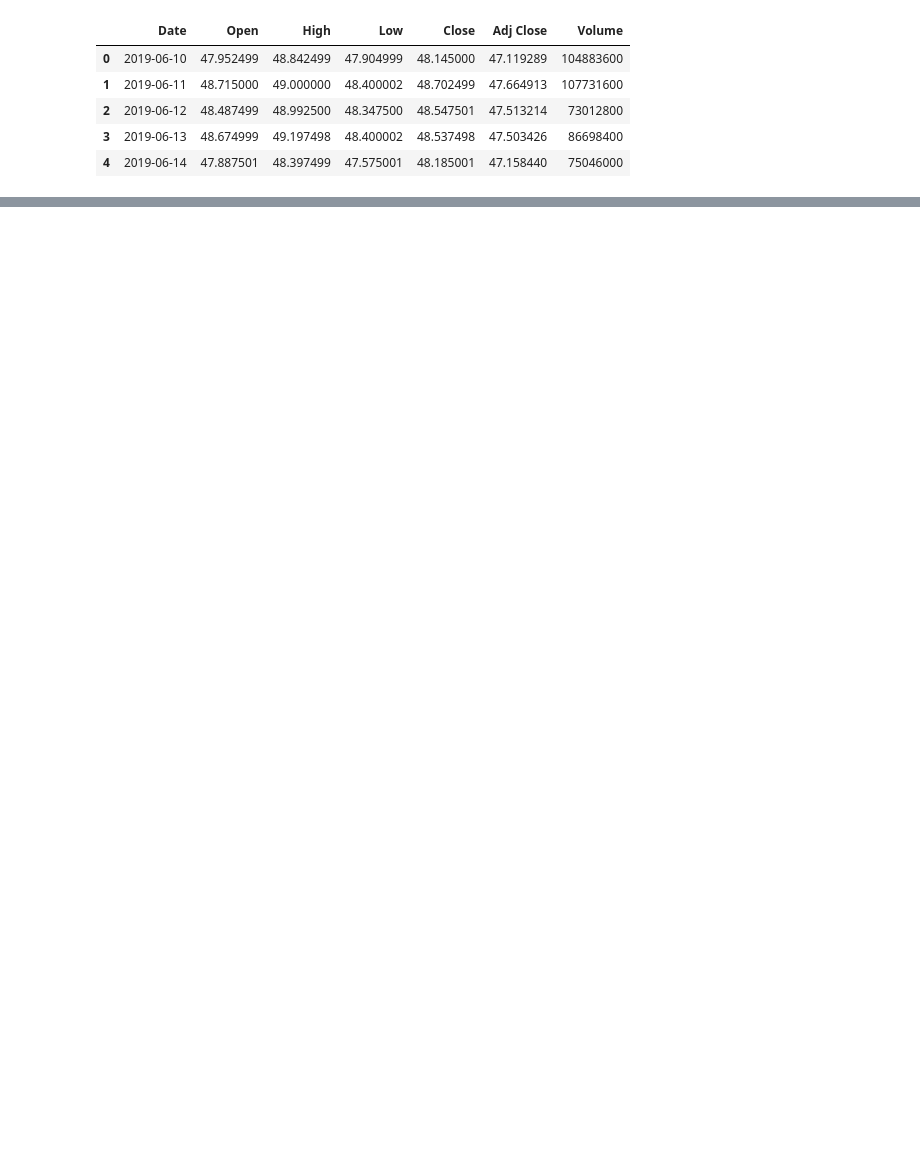
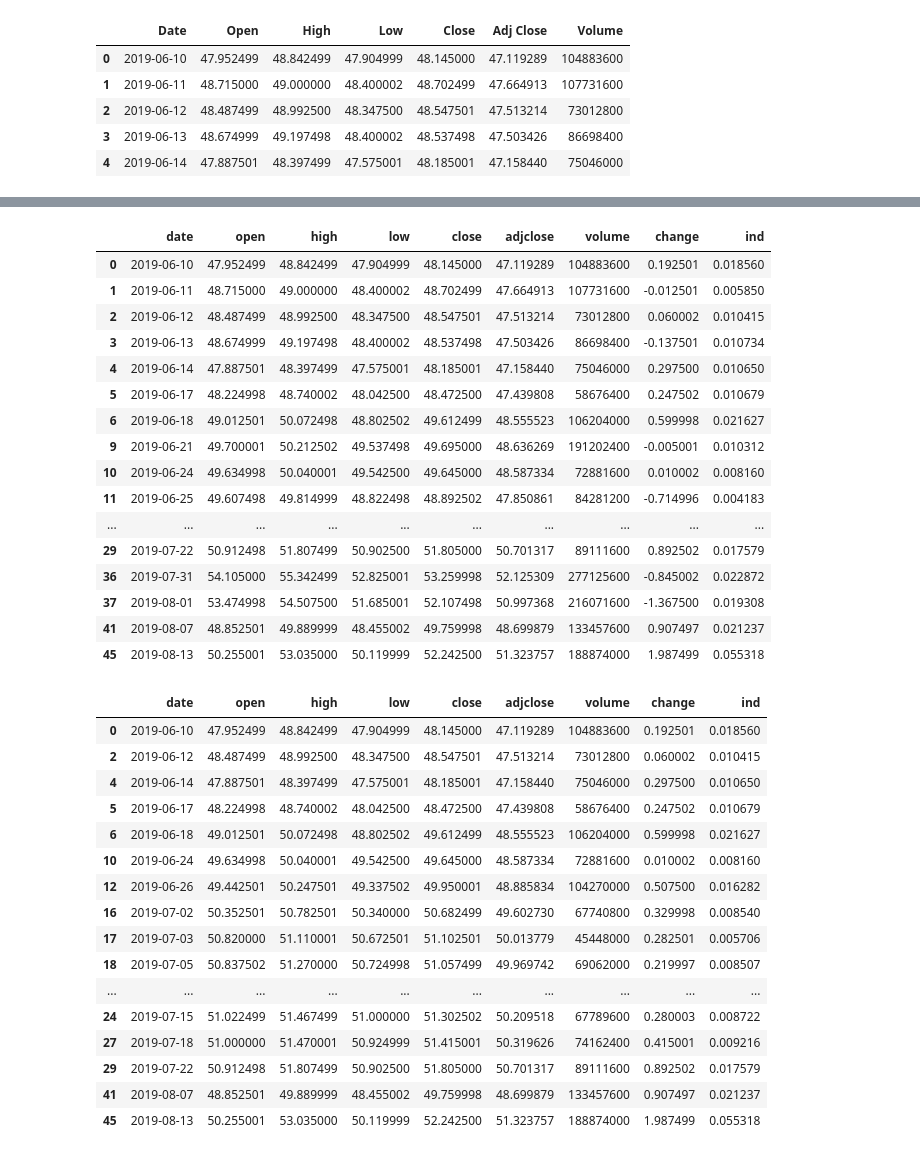
Before and after one commit to flowxcode/abclass, a Jupyter notebook: nnbasics.ipynb, the cells around one changed output, grey strips where cells are left out. Cells and saved outputs as stored; diff of their text form; code cells hidden in the pictures; blank space fills up the shorter version.

```diff
--- a/nnbasics.ipynb
+++ b/nnbasics.ipynb
@@ -12,3 +13,6 @@ df.head()
 | 2 | 2019-06-12 | 48.487499 | 48.992500 | 48.347500 | 48.547501 | 47.513214 | 73012800 |
 | 3 | 2019-06-13 | 48.674999 | 49.197498 | 48.400002 | 48.537498 | 47.503426 | 86698400 |
 | 4 | 2019-06-14 | 47.887501 | 48.397499 | 47.575001 | 48.185001 | 47.158440 | 75046000 |
+# %%
+df.columns = ['date', 'open', 'high', 'low', 'close', 'adjclose', 'volume']
+df.head()
@@ -14,0 +44,4 @@ df.head()
+# %%
+df['change'] = df['close'] - df['open']
+df['ind'] = (df['high']/df['open']) -1
+df.head()
@@ -14,0 +55,6 @@ df.head()
+# %%
+tlen = len(df)
+w = np.linspace(-6,6,len(df))
+display(w)
+alpha = 1/(1+np.exp(-w))
+display(alpha)
@@ -14,0 +96,40 @@ df.head()
+# %%
+test = df[df['ind'] >= alpha]
+eval = test[test['change'] > 0 ]
+display(test)
+display(eval)
+# %% [output]
+|  | date | open | high | low | close | adjclose | volume | change | ind |
+| 0 | 2019-06-10 | 47.952499 | 48.842499 | 47.904999 | 48.145000 | 47.119289 | 104883600 | 0.192501 | 0.018560 |
+| 1 | 2019-06-11 | 48.715000 | 49.000000 | 48.400002 | 48.702499 | 47.664913 | 107731600 | -0.012501 | 0.005850 |
+| 2 | 2019-06-12 | 48.487499 | 48.992500 | 48.347500 | 48.547501 | 47.513214 | 73012800 | 0.060002 | 0.010415 |
+| 3 | 2019-06-13 | 48.674999 | 49.197498 | 48.400002 | 48.537498 | 47.503426 | 86698400 | -0.137501 | 0.010734 |
+| 4 | 2019-06-14 | 47.887501 | 48.397499 | 47.575001 | 48.185001 | 47.158440 | 75046000 | 0.297500 | 0.010650 |
+| 5 | 2019-06-17 | 48.224998 | 48.740002 | 48.042500 | 48.472500 | 47.439808 | 58676400 | 0.247502 | 0.010679 |
+| 6 | 2019-06-18 | 49.012501 | 50.072498 | 48.802502 | 49.612499 | 48.555523 | 106204000 | 0.599998 | 0.021627 |
+| 9 | 2019-06-21 | 49.700001 | 50.212502 | 49.537498 | 49.695000 | 48.636269 | 191202400 | -0.005001 | 0.010312 |
+| 10 | 2019-06-24 | 49.634998 | 50.040001 | 49.542500 | 49.645000 | 48.587334 | 72881600 | 0.010002 | 0.008160 |
+| 11 | 2019-06-25 | 49.607498 | 49.814999 | 48.822498 | 48.892502 | 47.850861 | 84281200 | -0.714996 | 0.004183 |
+| ... | ... | ... | ... | ... | ... | ... | ... | ... | ... |
+| 29 | 2019-07-22 | 50.912498 | 51.807499 | 50.902500 | 51.805000 | 50.701317 | 89111600 | 0.892502 | 0.017579 |
+| 36 | 2019-07-31 | 54.105000 | 55.342499 | 52.825001 | 53.259998 | 52.125309 | 277125600 | -0.845002 | 0.022872 |
+| 37 | 2019-08-01 | 53.474998 | 54.507500 | 51.685001 | 52.107498 | 50.997368 | 216071600 | -1.367500 | 0.019308 |
+| 41 | 2019-08-07 | 48.852501 | 49.889999 | 48.455002 | 49.759998 | 48.699879 | 133457600 | 0.907497 | 0.021237 |
+| 45 | 2019-08-13 | 50.255001 | 53.035000 | 50.119999 | 52.242500 | 51.323757 | 188874000 | 1.987499 | 0.055318 |
+|  | date | open | high | low | close | adjclose | volume | change | ind |
+| 0 | 2019-06-10 | 47.952499 | 48.842499 | 47.904999 | 48.145000 | 47.119289 | 104883600 | 0.192501 | 0.018560 |
+| 2 | 2019-06-12 | 48.487499 | 48.992500 | 48.347500 | 48.547501 | 47.513214 | 73012800 | 0.060002 | 0.010415 |
+| 4 | 2019-06-14 | 47.887501 | 48.397499 | 47.575001 | 48.185001 | 47.158440 | 75046000 | 0.297500 | 0.010650 |
+| 5 | 2019-06-17 | 48.224998 | 48.740002 | 48.042500 | 48.472500 | 47.439808 | 58676400 | 0.247502 | 0.010679 |
+| 6 | 2019-06-18 | 49.012501 | 50.072498 | 48.802502 | 49.612499 | 48.555523 | 106204000 | 0.599998 | 0.021627 |
+| 10 | 2019-06-24 | 49.634998 | 50.040001 | 49.542500 | 49.645000 | 48.587334 | 72881600 | 0.010002 | 0.008160 |
+| 12 | 2019-06-26 | 49.442501 | 50.247501 | 49.337502 | 49.950001 | 48.885834 | 104270000 | 0.507500 | 0.016282 |
+| 16 | 2019-07-02 | 50.352501 | 50.782501 | 50.340000 | 50.682499 | 49.602730 | 67740800 | 0.329998 | 0.008540 |
+| 17 | 2019-07-03 | 50.820000 | 51.110001 | 50.672501 | 51.102501 | 50.013779 | 45448000 | 0.282501 | 0.005706 |
+| 18 | 2019-07-05 | 50.837502 | 51.270000 | 50.724998 | 51.057499 | 49.969742 | 69062000 | 0.219997 | 0.008507 |
+| ... | ... | ... | ... | ... | ... | ... | ... | ... | ... |
+| 24 | 2019-07-15 | 51.022499 | 51.467499 | 51.000000 | 51.302502 | 50.209518 | 67789600 | 0.280003 | 0.008722 |
+| 27 | 2019-07-18 | 51.000000 | 51.470001 | 50.924999 | 51.415001 | 50.319626 | 74162400 | 0.415001 | 0.009216 |
+| 29 | 2019-07-22 | 50.912498 | 51.807499 | 50.902500 | 51.805000 | 50.701317 | 89111600 | 0.892502 | 0.017579 |
+| 41 | 2019-08-07 | 48.852501 | 49.889999 | 48.455002 | 49.759998 | 48.699879 | 133457600 | 0.907497 | 0.021237 |
+| 45 | 2019-08-13 | 50.255001 | 53.035000 | 50.119999 | 52.242500 | 51.323757 | 188874000 | 1.987499 | 0.055318 |
```
Also changed, not shown: parts of 5 cells of this notebook, 5 other files.
